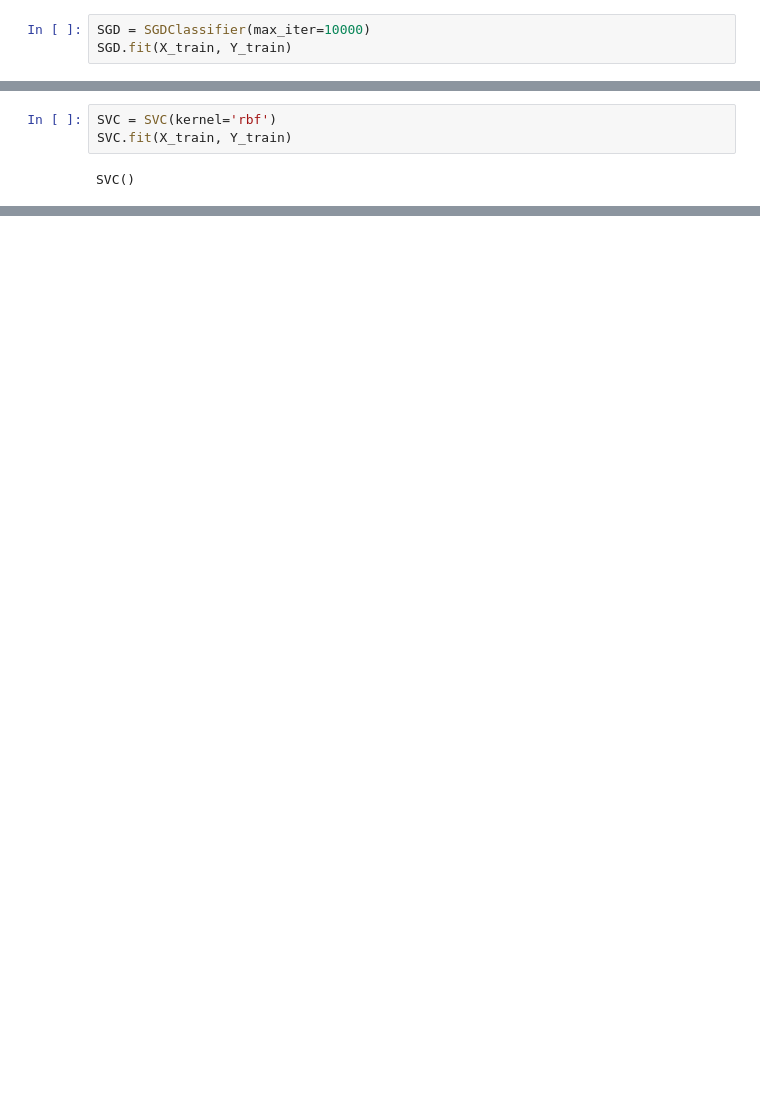
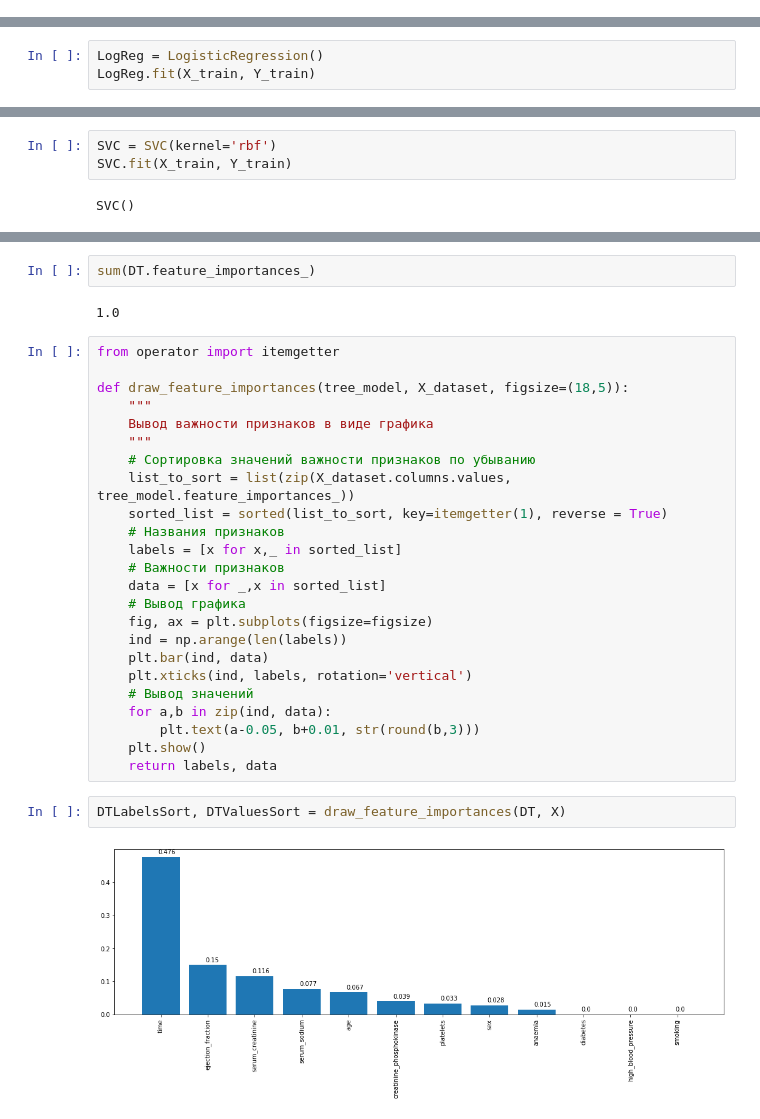
Before and after one commit to a-shirshov/machine_learning, a Jupyter notebook: lab4/lab4.ipynb, the cells around one changed output, grey strips where cells are left out. Saved outputs shown, nothing was run; the diff lists cells and outputs as text; blank space fills up the shorter version.

```diff
--- a/lab4/lab4.ipynb
+++ b/lab4/lab4.ipynb
@@ -73,6 +73,3 @@ X_train: (239, 12)
 X_test: (60, 12)
 Y_train: (239, 1)
 Y_test: (60, 1)
-# %%
-SGD = SGDClassifier(max_iter=10000)
-SGD.fit(X_train, Y_train)
@@ -80,0 +76,3 @@ SGDClassifier(max_iter=10000)
+# %%
+LogReg = LogisticRegression()
+LogReg.fit(X_train, Y_train)
@@ -106,3 +124,35 @@ precision_score(Y_test, DT.predict(X_test), average='micro')
+# %%
+sum(DT.feature_importances_)
+# %% [output]
+1.0
+# %%
+from operator import itemgetter
+
+def draw_feature_importances(tree_model, X_dataset, figsize=(18,5)):
+    """
+    Вывод важности признаков в виде графика
+    """
+    # Сортировка значений важности признаков по убыванию
+    list_to_sort = list(zip(X_dataset.columns.values, tree_model.feature_importances_))
+    sorted_list = sorted(list_to_sort, key=itemgetter(1), reverse = True)
+    # Названия признаков
+    labels = [x for x,_ in sorted_list]
+    # Важности признаков
+    data = [x for _,x in sorted_list]
+    # Вывод графика
+    fig, ax = plt.subplots(figsize=figsize)
+    ind = np.arange(len(labels))
+    plt.bar(ind, data)
+    plt.xticks(ind, labels, rotation='vertical')
+    # Вывод значений
+    for a,b in zip(ind, data):
+        plt.text(a-0.05, b+0.01, str(round(b,3)))
+    plt.show()
+    return labels, data
+# %%
+DTLabelsSort, DTValuesSort = draw_feature_importances(DT, X)
+# %% [output]
+[figure, added]
 # %%
 from sklearn import tree
 fig, axes = plt.subplots(nrows = 1,ncols = 1,figsize = (4,4), dpi=400)
```
Also changed, not shown: parts of 9 cells of this notebook.
